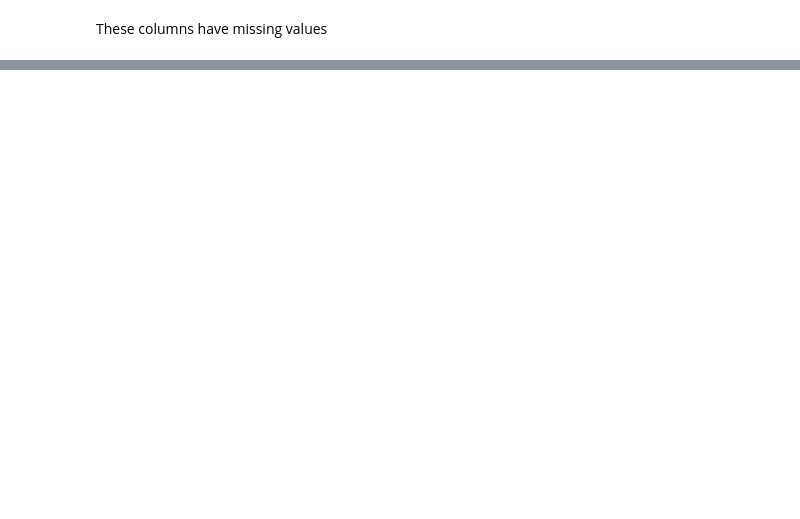
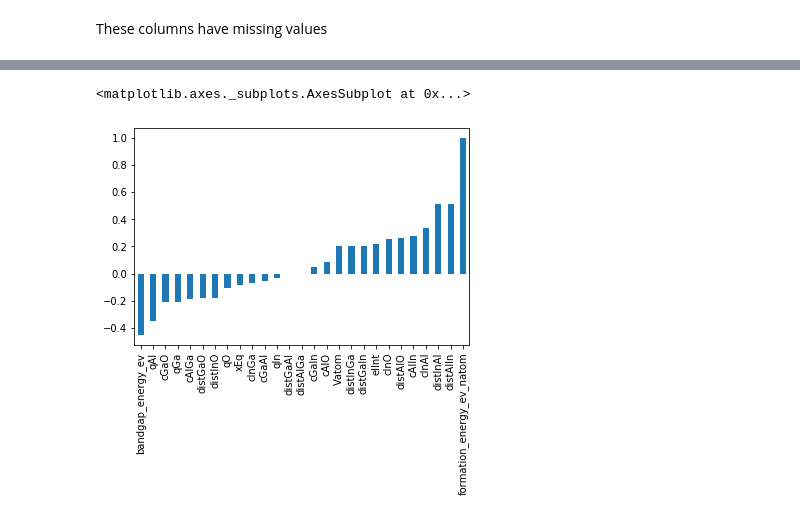
Before and after one commit to taidopurason/nomad2018, a Jupyter notebook: Data exploration.ipynb, the cells around one changed output, grey strips where cells are left out. Cells and saved outputs as stored; diff of their text form; code cells hidden in the pictures; blank space fills up the shorter version.

```diff
--- a/Data exploration.ipynb
+++ b/Data exploration.ipynb
@@ -186,0 +221,5 @@ plt.show()
+# %%
+additional_data.corr().loc["formation_energy_ev_natom"].sort_values().plot.bar()
+# %% [output]
+<matplotlib.axes._subplots.AxesSubplot at 0x...>
+[figure, added]
```
Also changed, not shown: parts of 14 cells of this notebook, 2 other files.
